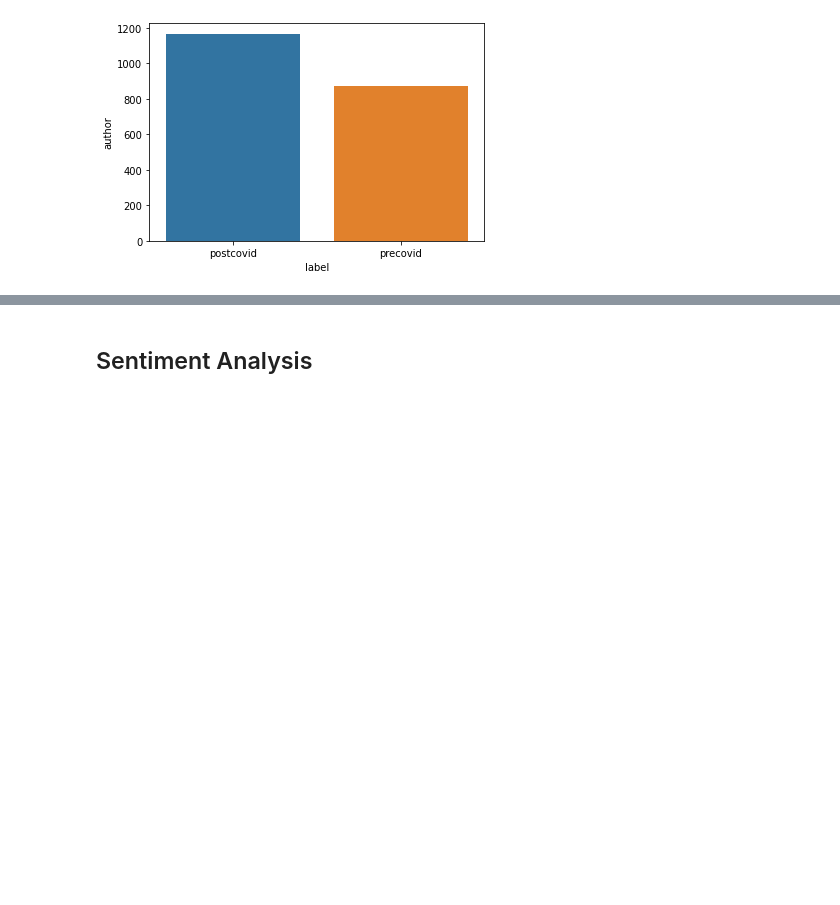
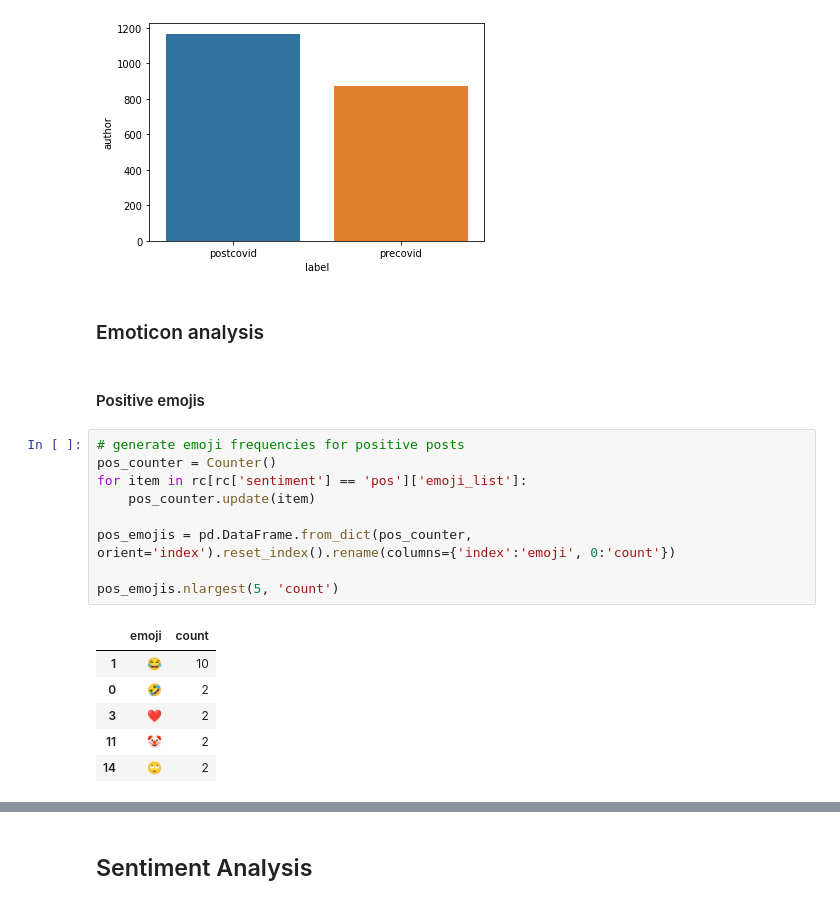
Before and after one commit to nszoni/reddit_conspiracy_theories, a Jupyter notebook: python/reddit_conspiracy_theories.ipynb, the cells around one changed output, grey strips where cells are left out. Cells and saved outputs as stored; diff of their text form; blank space fills up the shorter version.

Commit message:
emoticon analysis

```diff
--- a/python/reddit_conspiracy_theories.ipynb
+++ b/python/reddit_conspiracy_theories.ipynb
@@ -411,3 +426,23 @@ sns.barplot(x='label', y='author', data=authors_freq)
 # %% [output]
 <AxesSubplot:xlabel='label', ylabel='author'>
 [figure]
+# %% [markdown]
+### Emoticon analysis
+# %% [markdown]
+#### Positive emojis
+# %%
+# generate emoji frequencies for positive posts
+pos_counter = Counter()
+for item in rc[rc['sentiment'] == 'pos']['emoji_list']:
+    pos_counter.update(item)
+
+pos_emojis = pd.DataFrame.from_dict(pos_counter, orient='index').reset_index().rename(columns={'index':'emoji', 0:'count'})
+
+pos_emojis.nlargest(5, 'count')
+# %% [output]
+|  | emoji | count |
+| 1 | 😂 | 10 |
+| 0 | 🤣 | 2 |
+| 3 | ❤️ | 2 |
+| 11 | 🤡 | 2 |
+| 14 | 🙄 | 2 |
```
Also changed, not shown: parts of 9 cells of this notebook.
